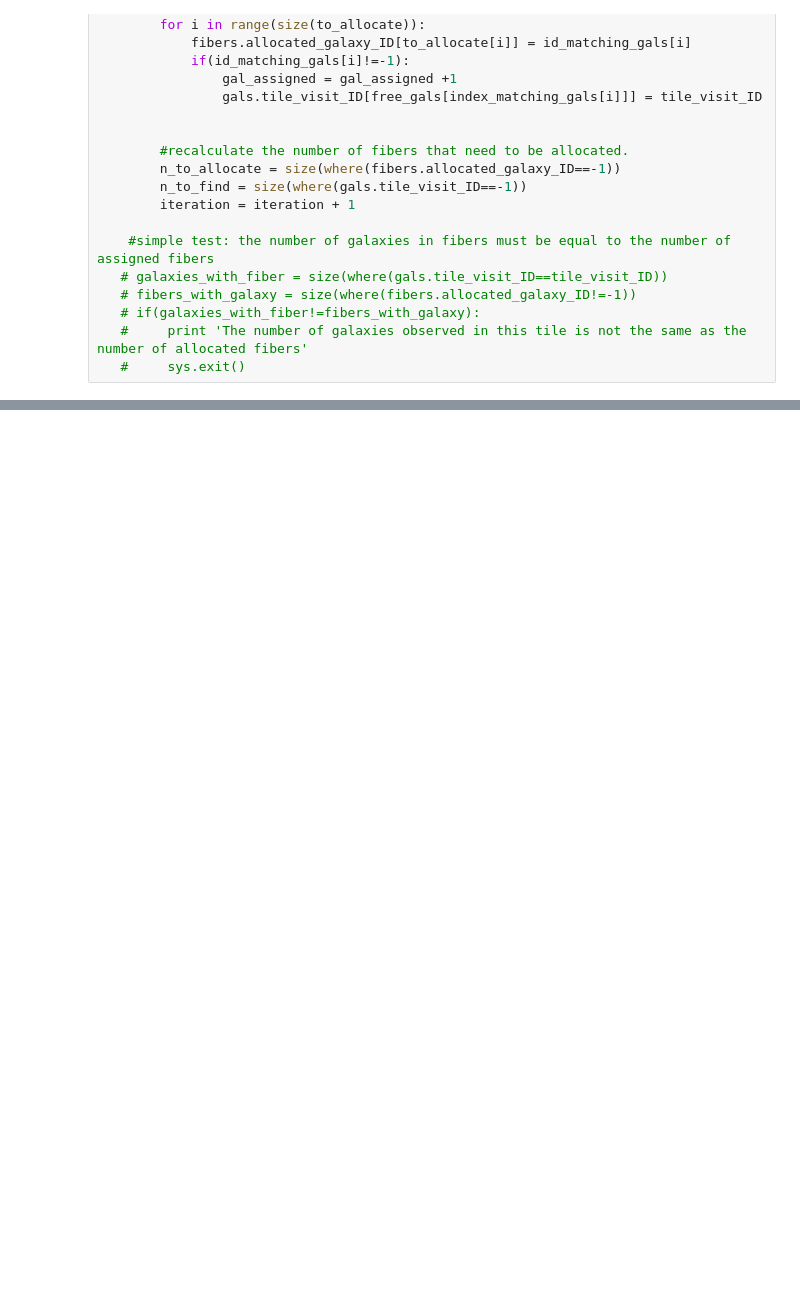
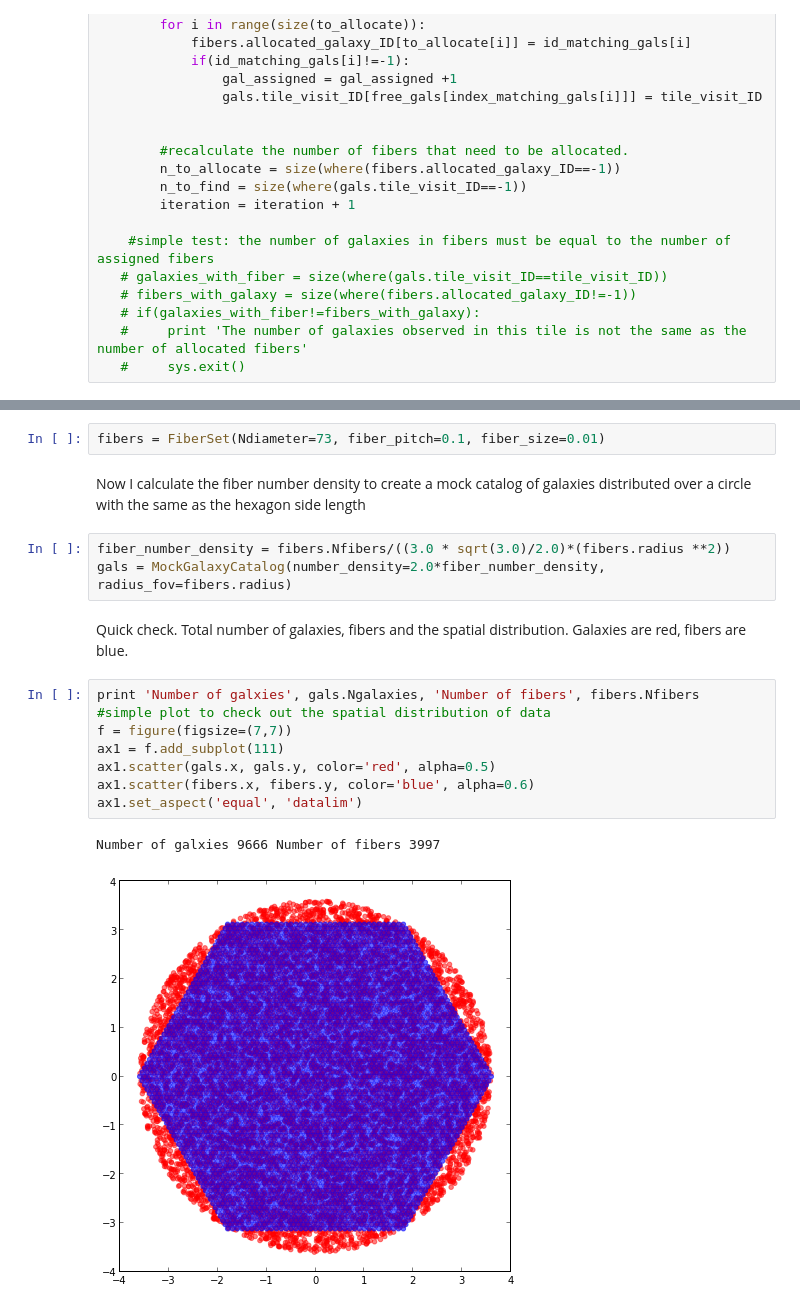
Before and after one commit to forero/FiberAllocation, a Jupyter notebook: source/fiber_allocation.ipynb, the cells around one changed output, grey strips where cells are left out. Drawn from its saved outputs; the diff is of its cells as text; blank space fills up the shorter version.

```diff
--- a/source/fiber_allocation.ipynb
+++ b/source/fiber_allocation.ipynb
@@ -342,0 +301,20 @@ second 0.929855208935
+# %%
+fibers = FiberSet(Ndiameter=73, fiber_pitch=0.1, fiber_size=0.01)
+# %% [markdown]
+Now I calculate the fiber number density to create a mock catalog of galaxies distributed over a circle with the same as the hexagon side length
+# %%
+fiber_number_density = fibers.Nfibers/((3.0 * sqrt(3.0)/2.0)*(fibers.radius **2))
+gals = MockGalaxyCatalog(number_density=2.0*fiber_number_density, radius_fov=fibers.radius)
+# %% [markdown]
+Quick check. Total number of galaxies, fibers and the spatial distribution. Galaxies are red, fibers are blue.
+# %%
+print 'Number of galxies', gals.Ngalaxies, 'Number of fibers', fibers.Nfibers
+#simple plot to check out the spatial distribution of data
+f = figure(figsize=(7,7))
+ax1 = f.add_subplot(111)
+ax1.scatter(gals.x, gals.y, color='red', alpha=0.5)
+ax1.scatter(fibers.x, fibers.y, color='blue', alpha=0.6)
+ax1.set_aspect('equal', 'datalim')
+# %% [output]
+Number of galxies 9666 Number of fibers 3997
+[figure, added]
```
Also changed, not shown: parts of 17 cells of this notebook.
